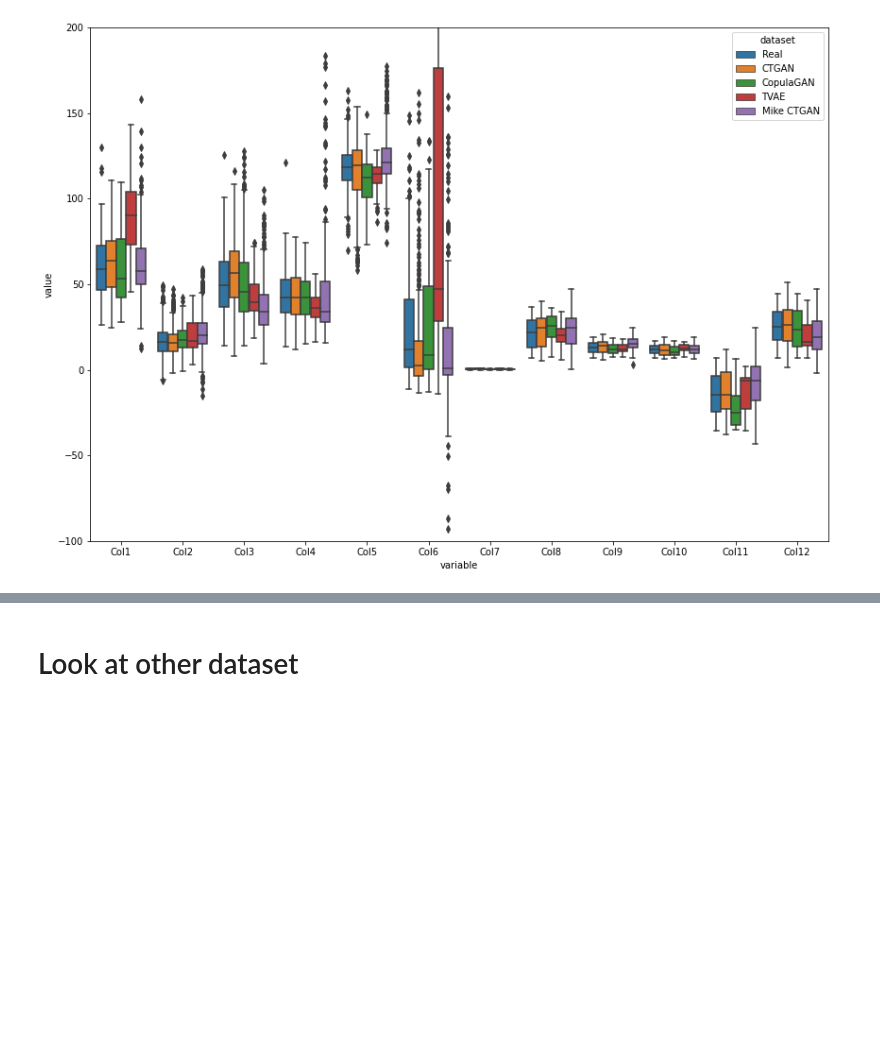
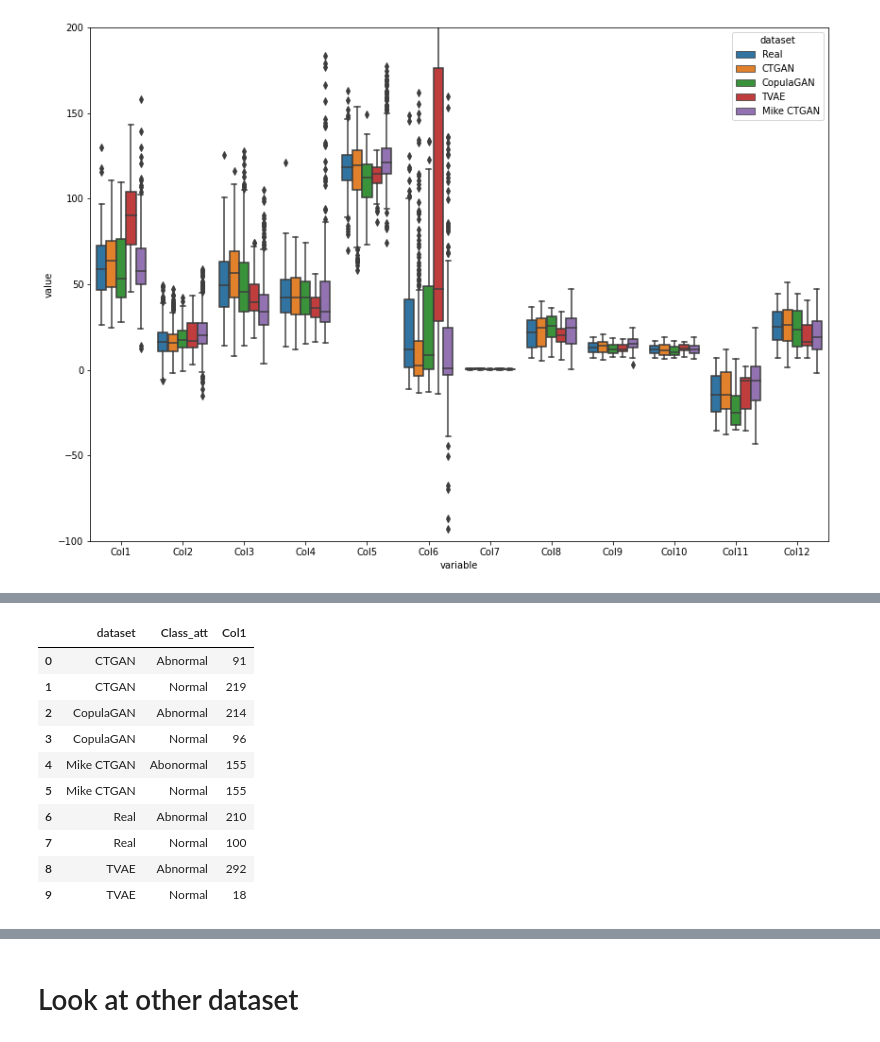
Before and after one commit to jamestgodwin/synthetic_data, a Jupyter notebook: notebooks/Test_CTGAN.ipynb, the cells around one changed output, grey strips where cells are left out. Drawn from its saved outputs; the diff is of its cells as text; code cells hidden in the pictures; blank space fills up the shorter version.

```diff
--- a/notebooks/Test_CTGAN.ipynb
+++ b/notebooks/Test_CTGAN.ipynb
@@ -472,0 +452,14 @@ ax.set_ylim((-100, 200));
+# %%
+plotting.groupby(['dataset', 'Class_att']).count()['Col1'].reset_index()
+# %% [output]
+|  | dataset | Class_att | Col1 |
+| 0 | CTGAN | Abnormal | 91 |
+| 1 | CTGAN | Normal | 219 |
+| 2 | CopulaGAN | Abnormal | 214 |
+| 3 | CopulaGAN | Normal | 96 |
+| 4 | Mike CTGAN | Abonormal | 155 |
+| 5 | Mike CTGAN | Normal | 155 |
+| 6 | Real | Abnormal | 210 |
+| 7 | Real | Normal | 100 |
+| 8 | TVAE | Abnormal | 292 |
+| 9 | TVAE | Normal | 18 |
```
Also changed, not shown: parts of 11 cells of this notebook, 1 other file.
